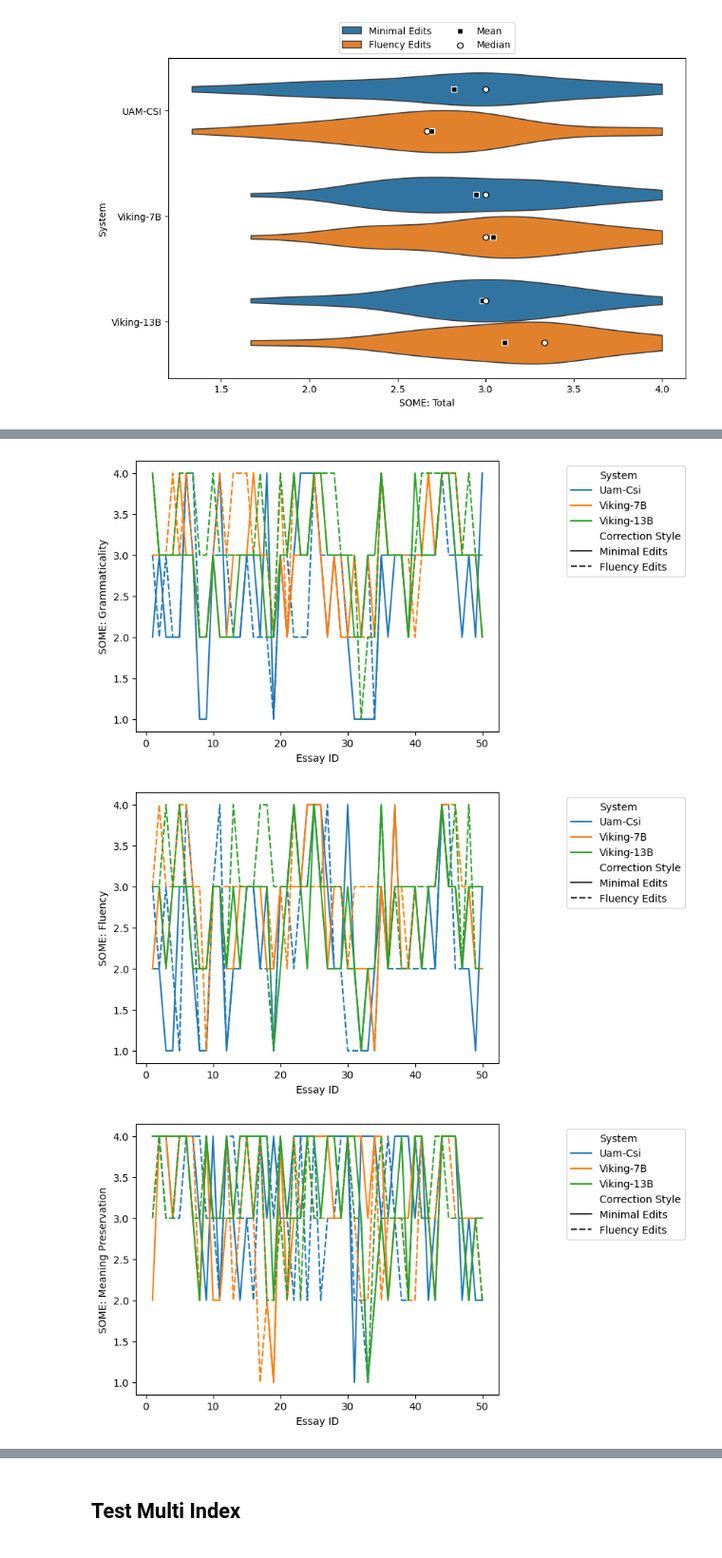
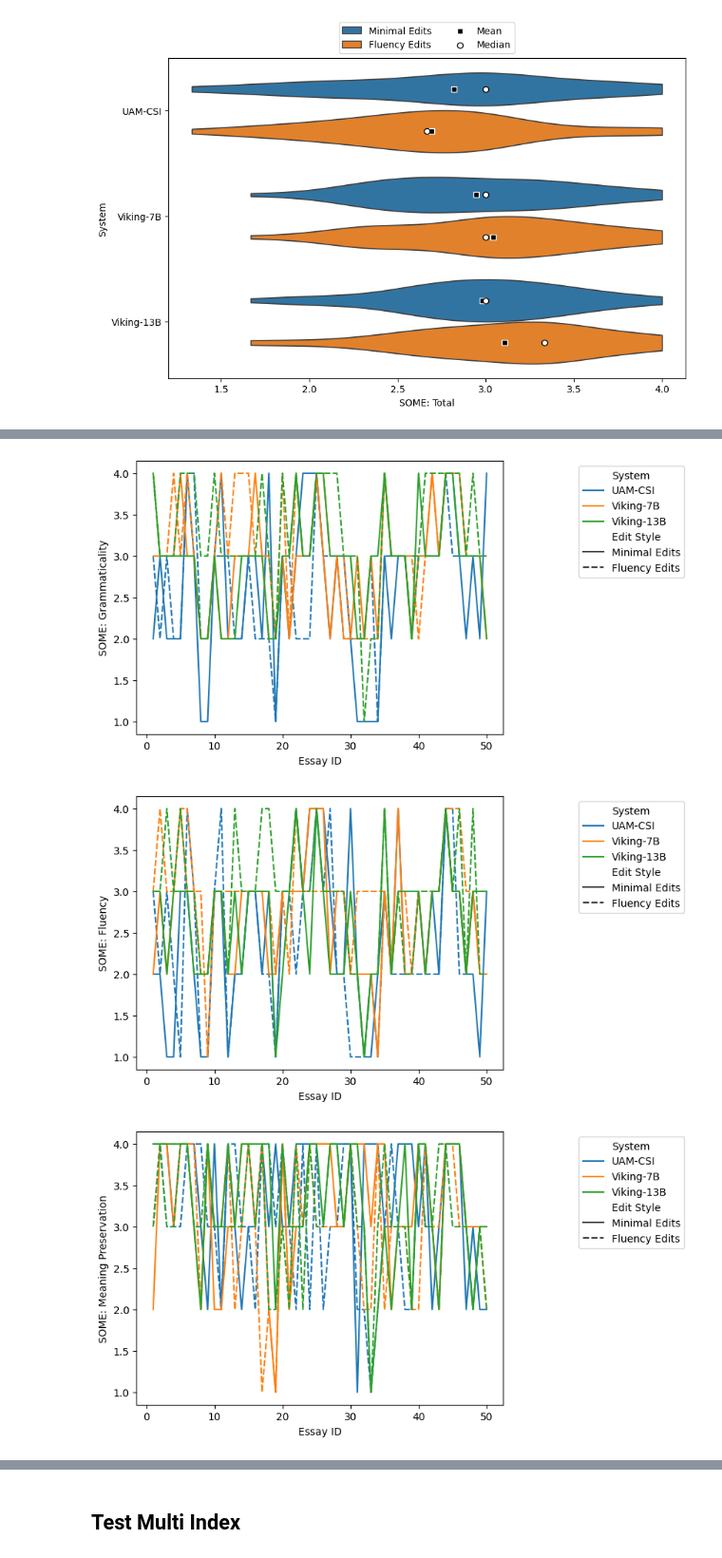
Before and after one commit to kraft242/da231x, a Jupyter notebook: evaluate/plot.ipynb, the cells around one changed output, grey strips where cells are left out. Shown at 95% size. Saved outputs shown, nothing was run; the diff lists cells and outputs as text; code cells hidden in the pictures.

Commit message:
Refactor plot notebook to use already prepared file; add that file too

```diff
--- a/evaluate/plot.ipynb
+++ b/evaluate/plot.ipynb
@@ -118,11 +72,0 @@ None
-# %%
-essay_ids = df_long["essay_id"].unique().tolist()
-
-
-essay_id_subs = {essay_id: i for i, essay_id in enumerate(essay_ids, 1)}
-
-df_long["essay_id"] = df_long["essay_id"].map(essay_id_subs)
-print(df_long.info())
-
-metrics = df_long["metric"].unique().tolist()
-print(metrics)
@@ -281,12 +226,13 @@ None
 # %%
 for metric in metrics:
-    metric_df = df_long[df_long["metric"] == metric]
+    metric_df = get_metric_df(metric)
+
     ax = sns.lineplot(
-        metric_df, x="essay_id", y="score", hue="system", style="correction_style"
+        metric_df, x="Essay ID", y="Score", hue="System", style="Edit Style"
     )
-    ax.set(xlabel="Essay ID", ylabel=output_metrics[metric])
+    ax.set(xlabel="Essay ID", ylabel=format_label(metric))
     handles, labels = plt.gca().get_legend_handles_labels()
-    plt.legend(handles, map(format_legend_label, labels))
+    plt.legend(handles, map(format_label, labels))
     sns.move_legend(
         ax,
         "upper center",
@@ -304,3 +250,3 @@ for metric in metrics:
-[figure, old version]
+[figure, new version]
-[figure, old version]
+[figure, new version]
-[figure, old version]
+[figure, new version]
```
Also changed, not shown: parts of 22 cells of this notebook, 2 other files.
